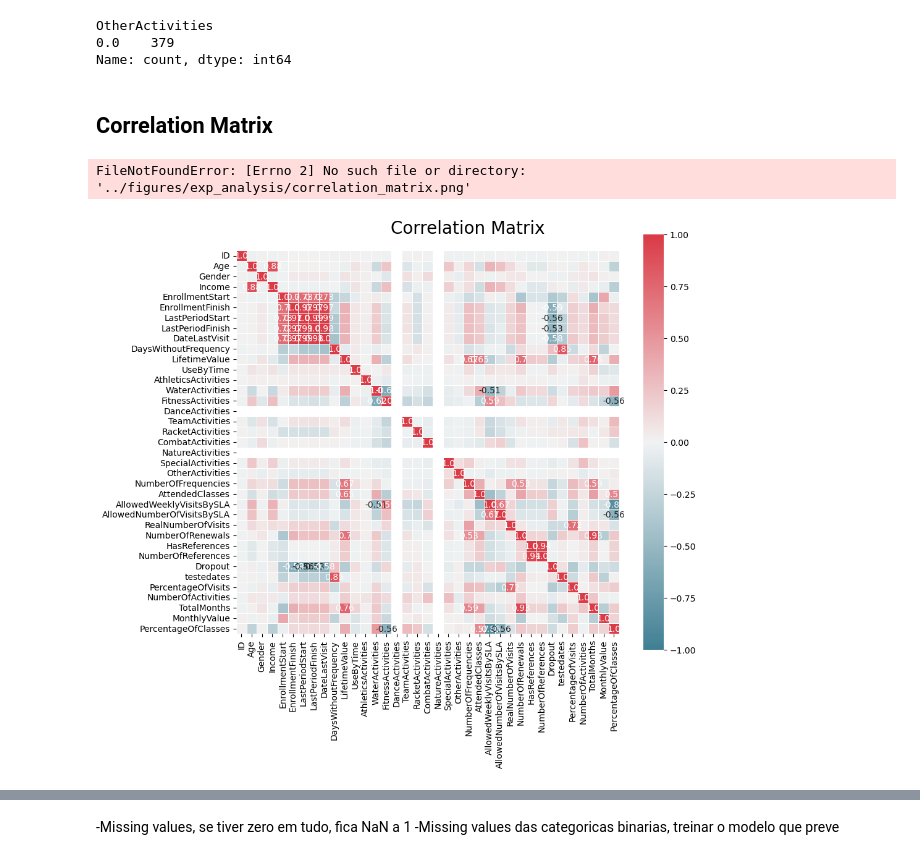
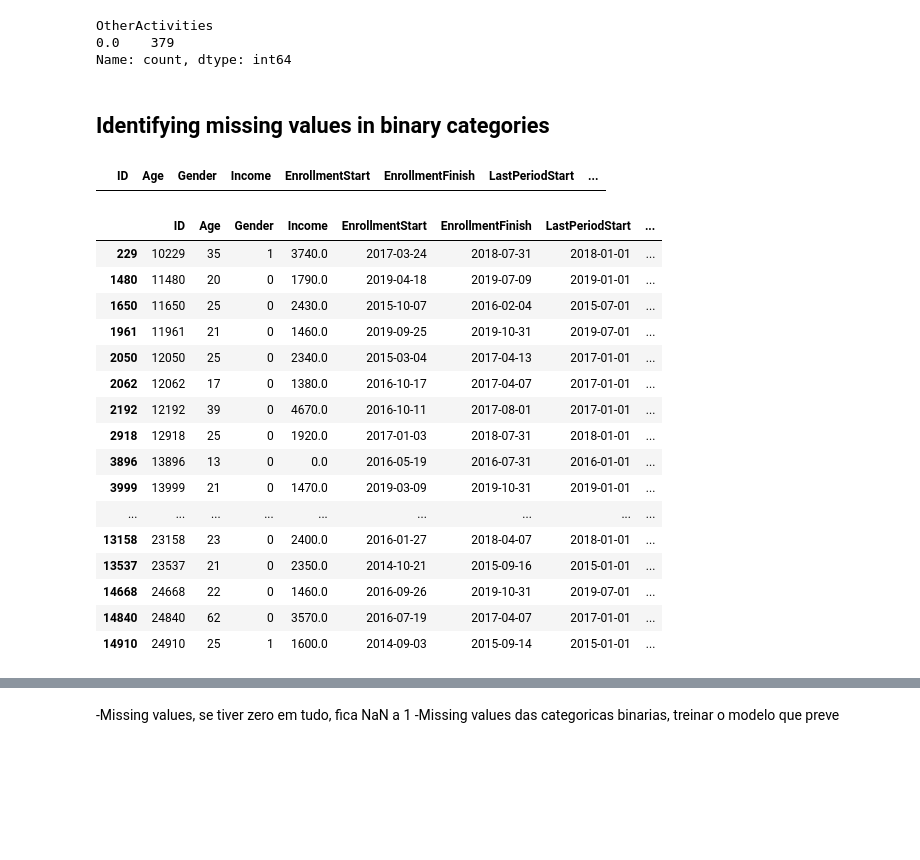
Before and after one commit to raquelxr/data-mining-proj, a Jupyter notebook: Raquel.ipynb, the cells around one changed output, grey strips where cells are left out. Drawn from its saved outputs; the diff is of its cells as text; code cells hidden in the pictures; blank space fills up the shorter version.

```diff
--- a/Raquel.ipynb
+++ b/Raquel.ipynb
@@ -242,30 +225,29 @@ sports_data[sports_data['Age'] < 3]['OtherActivities'].value_counts()
 OtherActivities
 0.0    379
 Name: count, dtype: int64
-# %% [markdown]
-<h2> Correlation Matrix </h2>
-# %%
-# Prepare figure
-fig = plt.figure(figsize=(10, 8))
-
-# Obtain correlation matrix. Round the values to 2 decimal cases. Use the DataFrame corr() and round() method.
-corr = np.round(sports_data.corr(method="pearson"), decimals=2)
-
-# Build annotation matrix (values above |0.5| will appear annotated in the plot)
-mask_annot = np.absolute(corr.values) >= 0.5
-annot = np.where(mask_annot, corr.values, np.full(corr.shape,"")) # Try to understand what this np.where() does
-
-# Plot heatmap of the correlation matrix
-sns.heatmap(data=corr, annot=annot, cmap=sns.diverging_palette(220, 10, as_cmap=True),
-            fmt='s', vmin=-1, vmax=1, center=0, square=True, linewidths=.5)
-
-# Layout
-fig.subplots_adjust(top=0.95)
-fig.suptitle("Correlation Matrix", fontsize=20)
-
-plt.savefig(os.path.join('..', 'figures', 'exp_analysis', 'correlation_matrix.png'), dpi=200)
-
-plt.show()
-# %% [output]
-FileNotFoundError: [Errno 2] No such file or directory: '../figures/exp_analysis/correlation_matrix.png'
-[figure, removed]
+# %% [markdown]
+<h2>Identifying missing values in binary categories
+# %%
+sports_data[sports_data['UseByTime'].isna()]
+# %% [output]
+|  | ID | Age | Gender | Income | EnrollmentStart | EnrollmentFinish | LastPeriodStart | ... |
+# %%
+sports_data[sports_data['AthleticsActivities'].isna()]
+# %% [output]
+|  | ID | Age | Gender | Income | EnrollmentStart | EnrollmentFinish | LastPeriodStart | ... |
+| 229 | 10229 | 35 | 1 | 3740.0 | 2017-03-24 | 2018-07-31 | 2018-01-01 | ... |
+| 1480 | 11480 | 20 | 0 | 1790.0 | 2019-04-18 | 2019-07-09 | 2019-01-01 | ... |
+| 1650 | 11650 | 25 | 0 | 2430.0 | 2015-10-07 | 2016-02-04 | 2015-07-01 | ... |
+| 1961 | 11961 | 21 | 0 | 1460.0 | 2019-09-25 | 2019-10-31 | 2019-07-01 | ... |
+| 2050 | 12050 | 25 | 0 | 2340.0 | 2015-03-04 | 2017-04-13 | 2017-01-01 | ... |
+| 2062 | 12062 | 17 | 0 | 1380.0 | 2016-10-17 | 2017-04-07 | 2017-01-01 | ... |
+| 2192 | 12192 | 39 | 0 | 4670.0 | 2016-10-11 | 2017-08-01 | 2017-01-01 | ... |
+| 2918 | 12918 | 25 | 0 | 1920.0 | 2017-01-03 | 2018-07-31 | 2018-01-01 | ... |
+| 3896 | 13896 | 13 | 0 | 0.0 | 2016-05-19 | 2016-07-31 | 2016-01-01 | ... |
+| 3999 | 13999 | 21 | 0 | 1470.0 | 2019-03-09 | 2019-10-31 | 2019-01-01 | ... |
+| ... | ... | ... | ... | ... | ... | ... | ... | ... |
+| 13158 | 23158 | 23 | 0 | 2400.0 | 2016-01-27 | 2018-04-07 | 2018-01-01 | ... |
+| 13537 | 23537 | 21 | 0 | 2350.0 | 2014-10-21 | 2015-09-16 | 2015-01-01 | ... |
+| 14668 | 24668 | 22 | 0 | 1460.0 | 2016-09-26 | 2019-10-31 | 2019-07-01 | ... |
+| 14840 | 24840 | 62 | 0 | 3570.0 | 2016-07-19 | 2017-04-07 | 2017-01-01 | ... |
+| 14910 | 24910 | 25 | 1 | 1600.0 | 2014-09-03 | 2015-09-14 | 2015-01-01 | ... |
```
Also changed, not shown: parts of 13 cells of this notebook.
